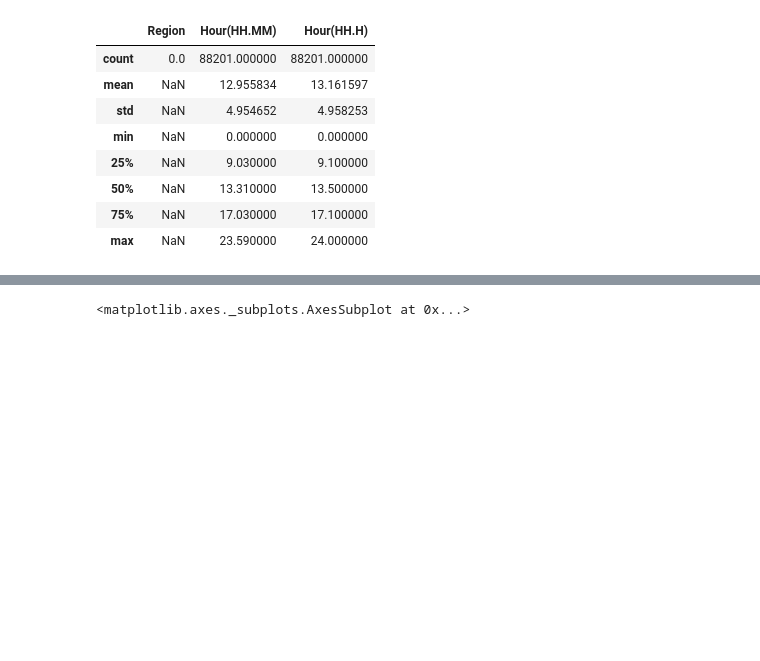
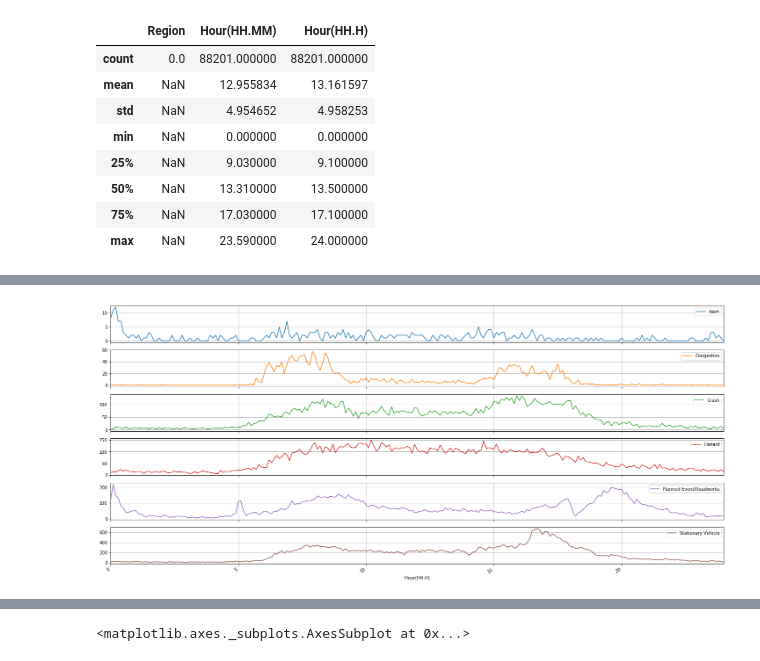
Before and after one commit to jaworra/Jupyter-Notebooks, a Jupyter notebook: crashDataAnalysis.ipynb, the cells around one changed output, grey strips where cells are left out. Drawn from its saved outputs; the diff is of its cells as text; code cells hidden in the pictures; blank space fills up the shorter version.

```diff
--- a/crashDataAnalysis.ipynb
+++ b/crashDataAnalysis.ipynb
@@ -34,0 +40,8 @@ test =incidents.groupby('Hour(HH.H)').count()
+# %%
+incidents.pivot_table(
+    index = 'Hour(HH.H)',
+    columns ='type',
+    values='blockagetype',
+   aggfunc=len, fill_value=0).plot(subplots=True, figsize=(25,12), grid= True);
+# %% [output]
+[figure, added]
```
Also changed, not shown: parts of 10 cells of this notebook, 1 other file.
